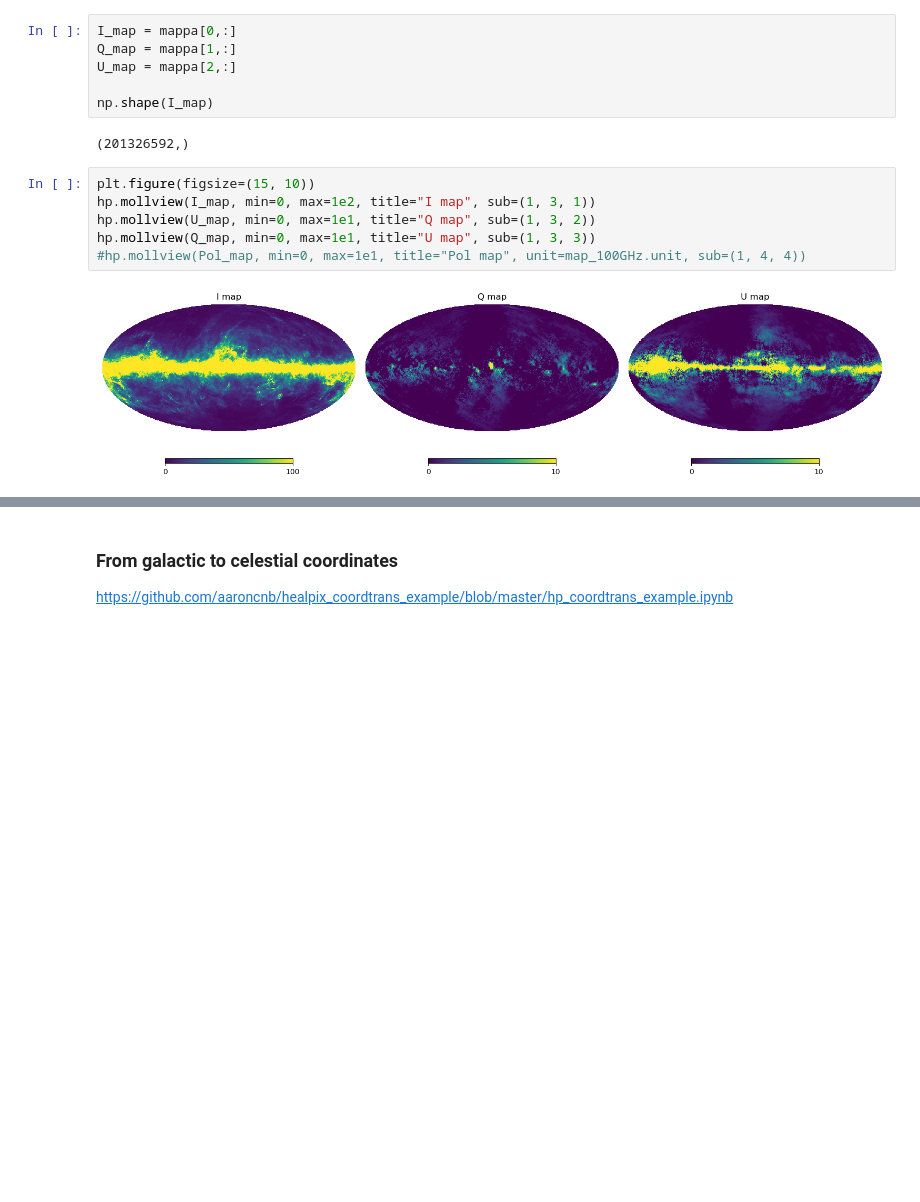
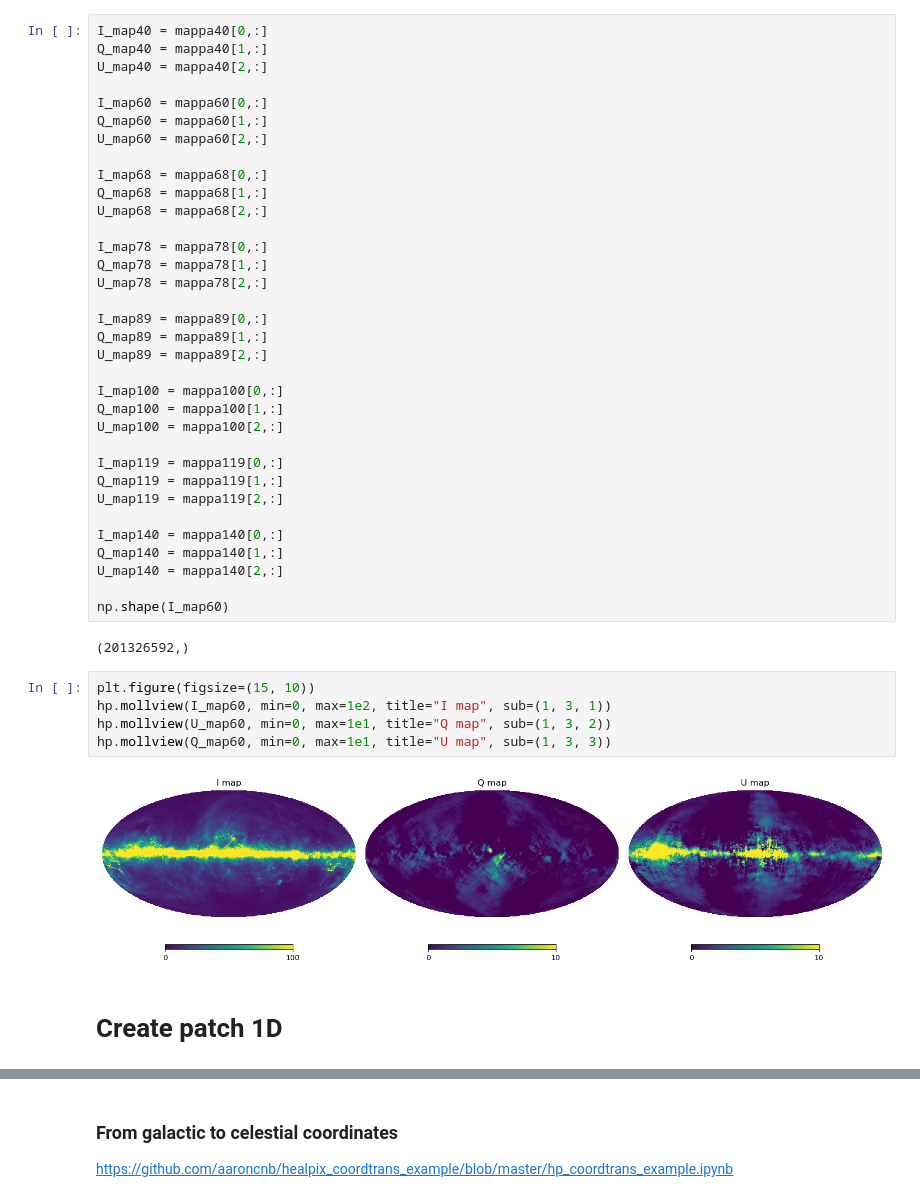
Before and after one commit to racheleguidettii/MastersThesis, a Jupyter notebook: Patch_create.ipynb, the cells around one changed output, grey strips where cells are left out. Drawn from its saved outputs; the diff is of its cells as text; blank space fills up the shorter version.

```diff
--- a/Patch_create.ipynb
+++ b/Patch_create.ipynb
@@ -64,18 +71,47 @@ np.shape(mappa)
 # %% [output]
 (3, 201326592)
 # %%
-I_map = mappa[0,:]
-Q_map = mappa[1,:]
-U_map = mappa[2,:]
+I_map40 = mappa40[0,:]
+Q_map40 = mappa40[1,:]
+U_map40 = mappa40[2,:]
 
-np.shape(I_map)
+I_map60 = mappa60[0,:]
+Q_map60 = mappa60[1,:]
+U_map60 = mappa60[2,:]
+
+I_map68 = mappa68[0,:]
+Q_map68 = mappa68[1,:]
+U_map68 = mappa68[2,:]
+
+I_map78 = mappa78[0,:]
+Q_map78 = mappa78[1,:]
+U_map78 = mappa78[2,:]
+
+I_map89 = mappa89[0,:]
+Q_map89 = mappa89[1,:]
+U_map89 = mappa89[2,:]
+
+I_map100 = mappa100[0,:]
+Q_map100 = mappa100[1,:]
+U_map100 = mappa100[2,:]
+
+I_map119 = mappa119[0,:]
+Q_map119 = mappa119[1,:]
+U_map119 = mappa119[2,:]
+
+I_map140 = mappa140[0,:]
+Q_map140 = mappa140[1,:]
+U_map140 = mappa140[2,:]
+
+np.shape(I_map60)
 # %% [output]
 (201326592,)
 # %%
 plt.figure(figsize=(15, 10))
-hp.mollview(I_map, min=0, max=1e2, title="I map", sub=(1, 3, 1))
-hp.mollview(U_map, min=0, max=1e1, title="Q map", sub=(1, 3, 2))
-hp.mollview(Q_map, min=0, max=1e1, title="U map", sub=(1, 3, 3))
-#hp.mollview(Pol_map, min=0, max=1e1, title="Pol map", unit=map_100GHz.unit, sub=(1, 4, 4))
+hp.mollview(I_map60, min=0, max=1e2, title="I map", sub=(1, 3, 1))
+hp.mollview(U_map60, min=0, max=1e1, title="Q map", sub=(1, 3, 2))
+hp.mollview(Q_map60, min=0, max=1e1, title="U map", sub=(1, 3, 3))
 # %% [output]
-[figure, old version]
+[figure, new version]
+# %% [markdown]
+# Create patch 1D
```
Also changed, not shown: parts of 38 cells of this notebook.
